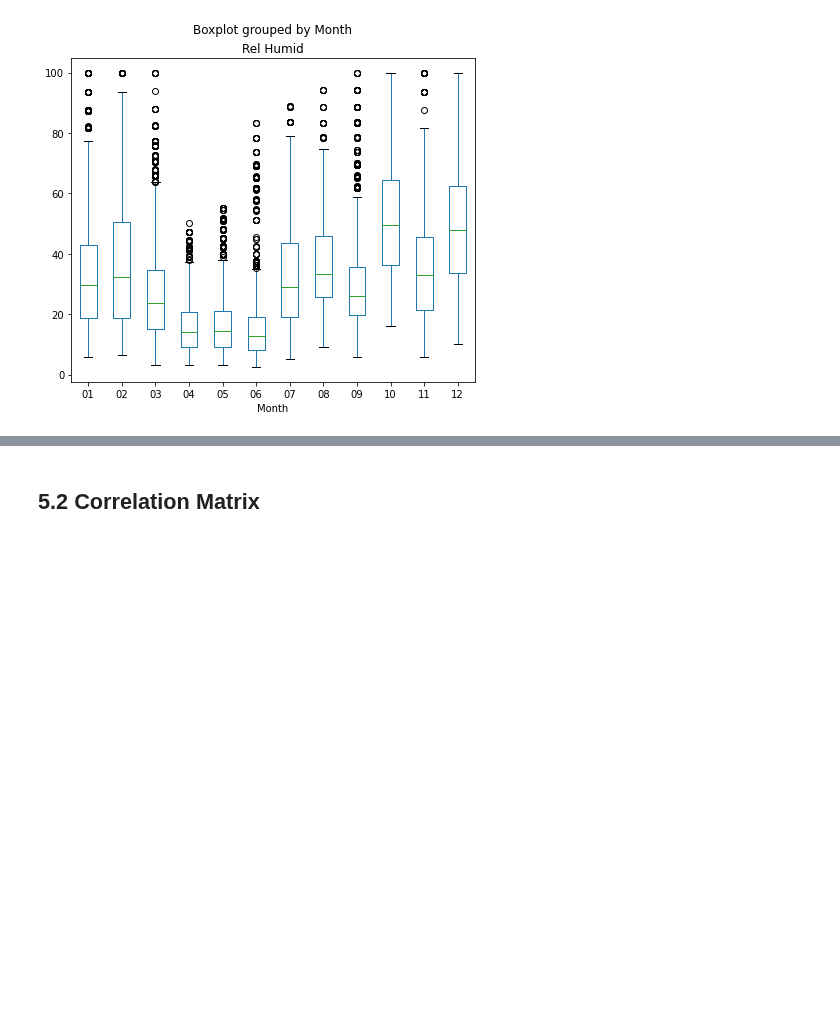
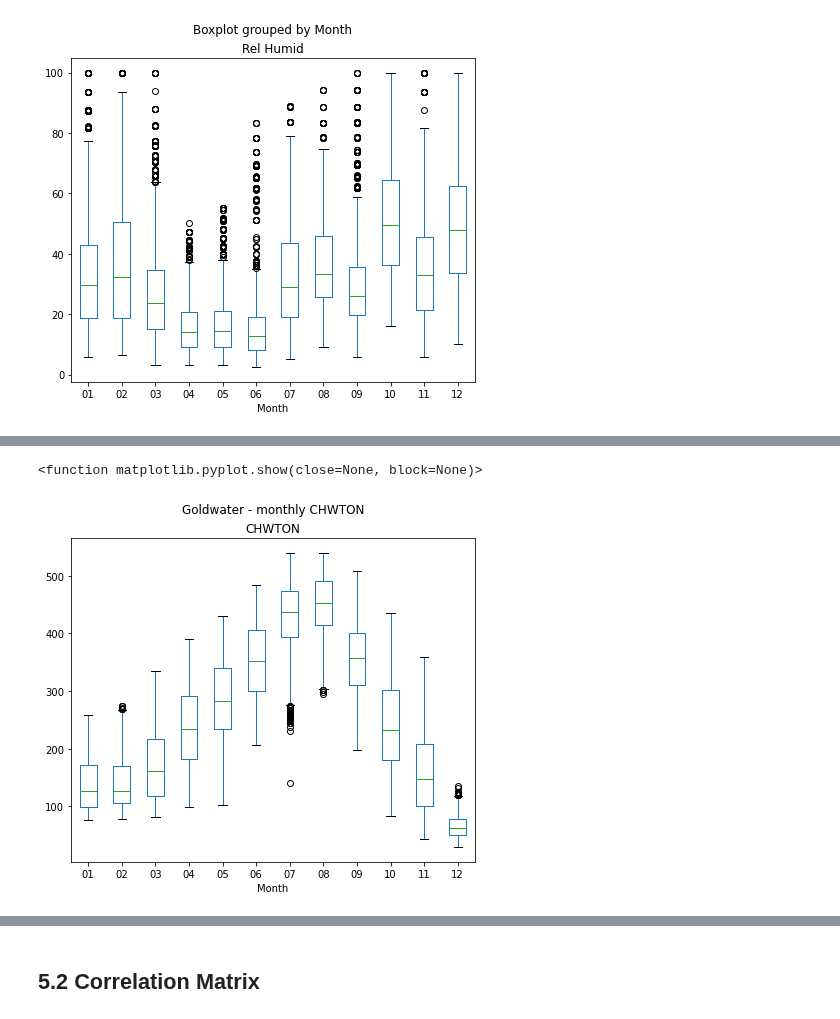
Before and after one commit to freecode23/microclimate-effects, a Jupyter notebook: RF_Model.ipynb, the cells around one changed output, grey strips where cells are left out. Drawn from its saved outputs; the diff is of its cells as text; code cells hidden in the pictures; blank space fills up the shorter version.

```diff
--- a/RF_Model.ipynb
+++ b/RF_Model.ipynb
@@ -461,0 +516,10 @@ plt.show
+# %%
+# 1. Reset Index so we can merge outliers and original data on index
+baseline_df_reset_index = baseline_df.reset_index()
+
+# 2. Merge outliers data and original data
+baseline_df_reset_index = pd.merge(baseline_df_reset_index, outliers_df, left_index = True, right_index = True)
+
+# 3. Remove outliers
+baseline_df_outl_removed = baseline_df_reset_index [baseline_df_reset_index .dropIndex == 1]
+baseline_df_outl_removed
@@ -461,0 +540,7 @@ plt.show
+# %%
+baseline_df_outl_removed.boxplot(by ='Month', column =['CHWTON'], grid = False, figsize = (7, 6))
+plt.suptitle(bldname + ' - monthly CHWTON')
+plt.show
+# %% [output]
+<function matplotlib.pyplot.show(close=None, block=None)>
+[figure, added]
```
Also changed, not shown: parts of 25 cells of this notebook, 1 other file.
